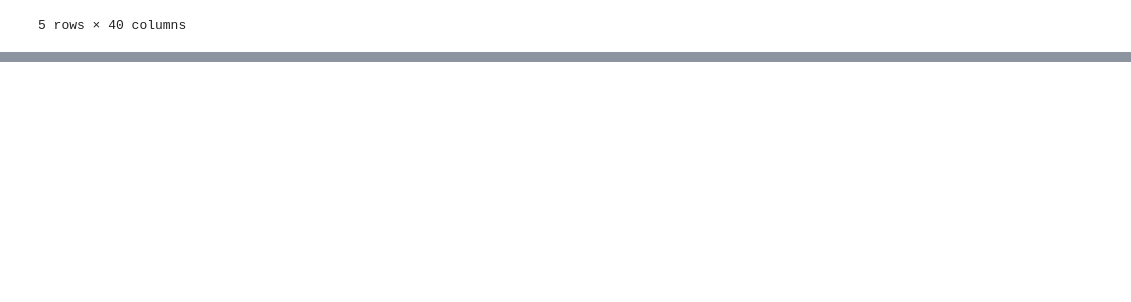
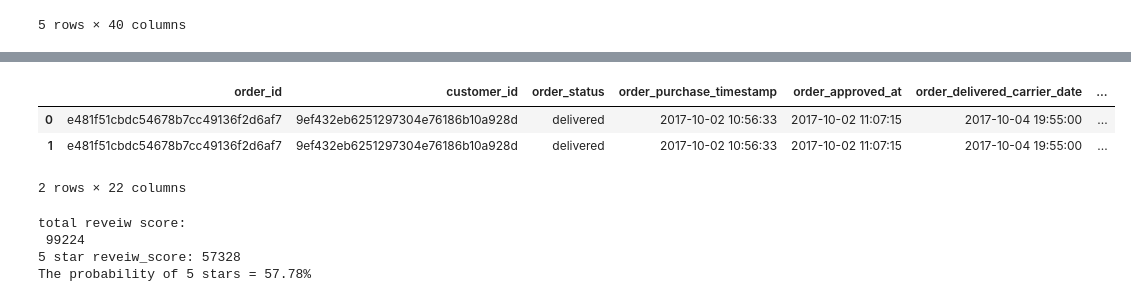
Before and after one commit to Hardemiyiwa/abeokuta, a Jupyter notebook: data_and_data_analysis/week_9/working_probability.ipynb, the cells around one changed output, grey strips where cells are left out. Drawn from its saved outputs; the diff is of its cells as text; code cells hidden in the pictures; blank space fills up the shorter version.

```diff
--- a/data_and_data_analysis/week_9/working_probability.ipynb
+++ b/data_and_data_analysis/week_9/working_probability.ipynb
@@ -344,0 +376,30 @@ orders_sellers.head()
+# %%
+#  we be using the order_review data to answer this question
+
+orders_reviews.head(2)
+# %% [output]
+|  | order_id | customer_id | order_status | order_purchase_timestamp | order_approved_at | order_delivered_carrier_date | ... |
+| 0 | e481f51cbdc54678b7cc49136f2d6af7 | 9ef432eb6251297304e76186b10a928d | delivered | 2017-10-02 10:56:33 | 2017-10-02 11:07:15 | 2017-10-04 19:55:00 | ... |
+| 1 | e481f51cbdc54678b7cc49136f2d6af7 | 9ef432eb6251297304e76186b10a928d | delivered | 2017-10-02 10:56:33 | 2017-10-02 11:07:15 | 2017-10-04 19:55:00 | ... |
+2 rows × 22 columns
+# %%
+# Probability of 5-star review
+# Out of all orders, what is the probability that a review is 5-star rating?
+# This tells us how likely a customer is to give the maximum satisfaction score.
+
+# p(5star) = number of 5-stars review/total reviews
+
+total_reviews = len(order_reviews)
+print("total reveiw score:\n",total_reviews)
+
+print(f"5 star reveiw_score: {(order_reviews["review_score"] == 5).sum()}")
+favourable = (order_reviews["review_score"] == 5).sum()
+
+p_5star = favourable/total_reviews
+
+print(f"The probability of 5 stars = {round(p_5star * 100, 2)}%")
+# %% [output]
+total reveiw score:
+ 99224
+5 star reveiw_score: 57328
+The probability of 5 stars = 57.78%
```
Also changed, not shown: parts of 24 cells of this notebook.
